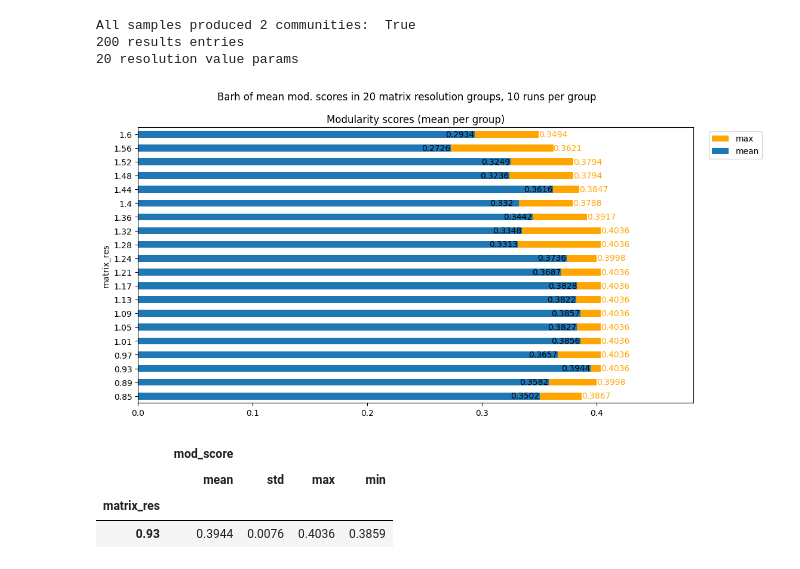
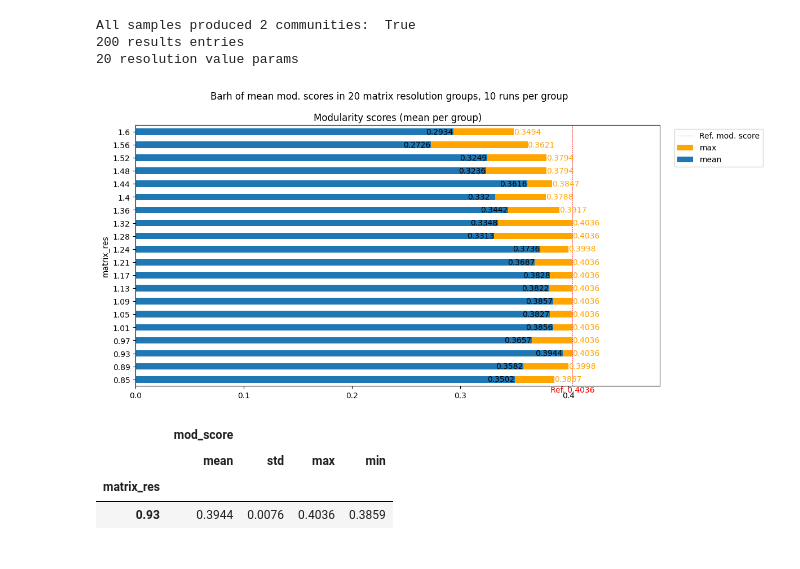
Before and after one commit to QStats/StatsModule, a Jupyter notebook: 2_results_karate.ipynb, the cells around one changed output. Saved outputs shown, nothing was run; the diff lists cells and outputs as text; code cells hidden in the pictures.

```diff
--- a/2_results_karate.ipynb
+++ b/2_results_karate.ipynb
@@ -17,6 +17,8 @@ Glossary
 
 Constants
 - For the purposes of this experiment and the following ones, we arbitrarily set the modularity resolution to 1.0. As it is constant, modularity scores can be compared against each other.
+# %%
+REF_MOD_SCORE = 0.4036
 # %% [markdown]
 # Advantage
 # %% [markdown]
@@ -89,34 +91,52 @@ import matplotlib.pyplot as plt
 
 
 fig, ax = plt.subplots(figsize=(12, 6))
 fig.suptitle(
     "Barh of mean mod. scores in "
     + f"{n_groups} matrix resolution groups, "
     + f"{n_in_group} runs per group"
 )
 
 a_max_barh = a_by_res.mod_score["max"].plot(ax=ax, kind="barh", color="orange")
 ax.bar_label(ax.containers[-1], label_type="edge", color="orange")
 
 a_mean_barh = a_by_res.mod_score["mean"].plot(ax=ax, kind="barh")
 ax.bar_label(
     ax.containers[-1], label_type="edge", position=(-35, 0), color="black"
 )
 
 ax.margins(x=0.2)
 ax.set_title("Modularity scores (mean per group)")
 
+ax.axvline(
+    x=REF_MOD_SCORE,
+    linestyle="dashed",
+    color="red",
+    linewidth=0.5,
+    label="Ref. mod. score",
+)
+
+ax.annotate(
+    "Ref. " + str(REF_MOD_SCORE),
+    xy=(REF_MOD_SCORE, 0),
+    xytext=(REF_MOD_SCORE, 0),
+    textcoords=plt.gca().get_xaxis_transform(),
+    va="top",
+    ha="center",
+    color="red",
+)
+
 ax.legend(bbox_to_anchor=(1.02, 1), loc=2)
 
 # Save for later
 np.savez(
     "plot",
     a_mean=a_by_res.mod_score["mean"],
     a_max=a_by_res.mod_score["max"],
     index=a_by_res.index,
 )
 # %% [output]
-[figure, old version]
+[figure, new version]
 # %%
 a_by_res[a_by_res.index == 0.93]
 # %% [output]
```
Also changed, not shown: parts of 2 cells of this notebook, 5 other files.
